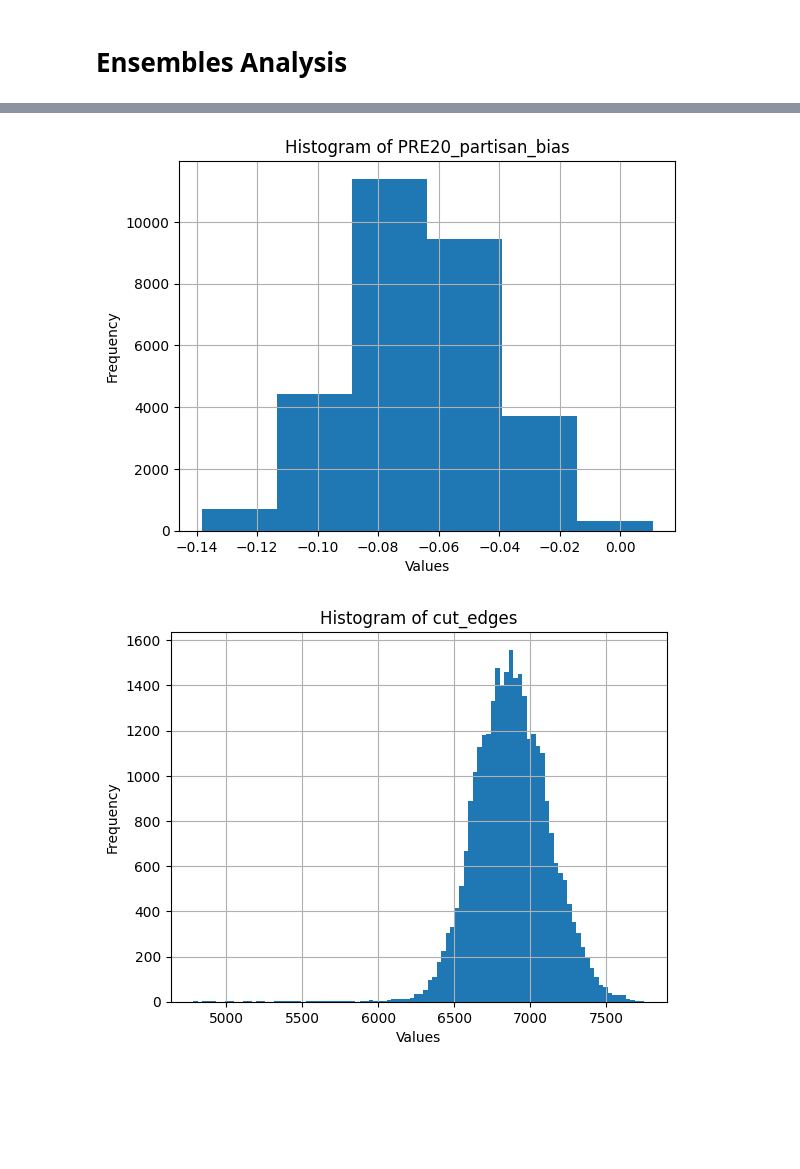
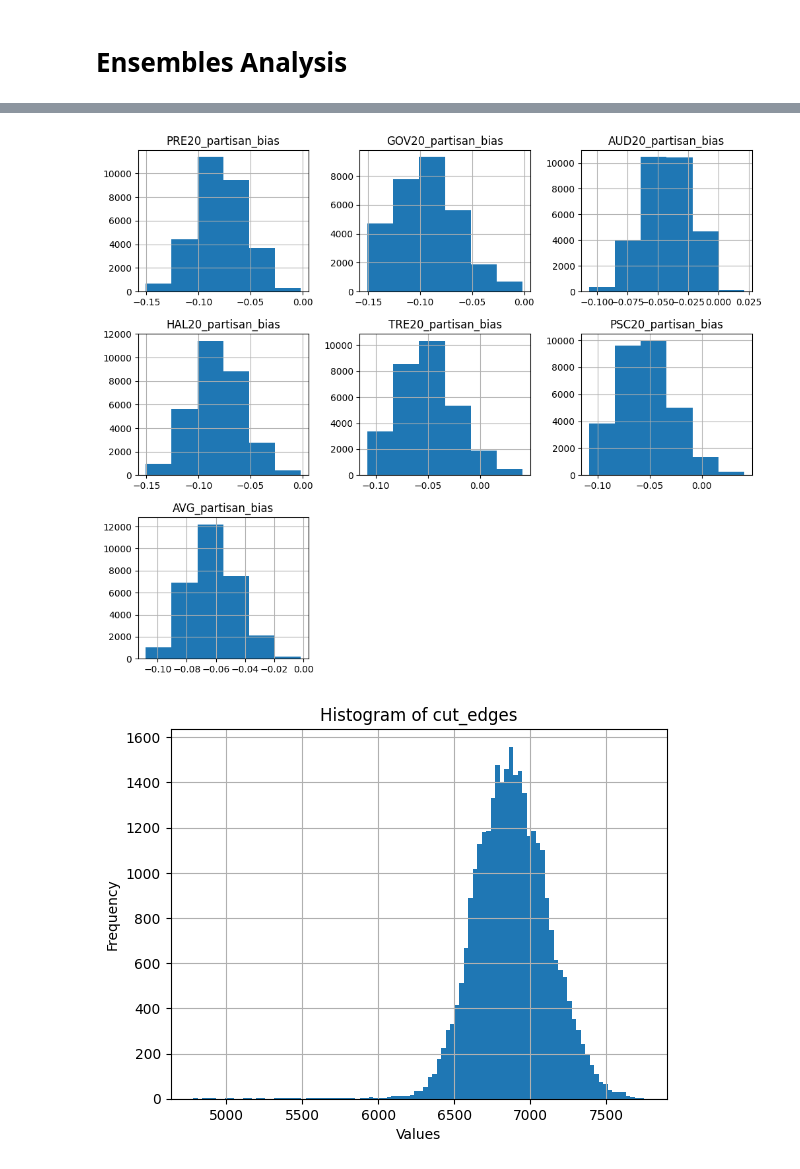
Before and after one commit to PedroPinheiro62/North-Dakota-Redistricting-Analysis, a Jupyter notebook: Ensembles Analysis.ipynb, the cells around one changed output, grey strips where cells are left out. Saved outputs shown, nothing was run; the diff lists cells and outputs as text; code cells hidden in the pictures; blank space fills up the shorter version.

```diff
--- a/Ensembles Analysis.ipynb
+++ b/Ensembles Analysis.ipynb
@@ -38,0 +75,4 @@ plt.show()
+# %%
+agg_partisan_bias = df[["PRE20_partisan_bias", "GOV20_partisan_bias", "AUD20_partisan_bias", "HAL20_partisan_bias", "TRE20_partisan_bias", "PSC20_partisan_bias"]]
+agg_partisan_bias['AVG_partisan_bias'] = agg_partisan_bias.mean(axis=1)
+agg_partisan_bias
@@ -39,13 +98,13 @@ plt.show()
 # %%
-column_name = 'PRE20_partisan_bias'
-df[column_name].hist(bins=6)
+agg_partisan_bias.hist(
+    bins=6, align='left', figsize=(12,10)
+)
 plt.xlabel('Values')
 plt.ylabel('Frequency')
-plt.title('Histogram of {}'.format(column_name))
 plt.grid(True)
 plt.show()
 # %% [output]
-[figure, old version]
+[figure, new version]
 # %%
 column_name = 'cut_edges'
 df[column_name].hist(bins=100)
```
Also changed, not shown: parts of 9 cells of this notebook.
